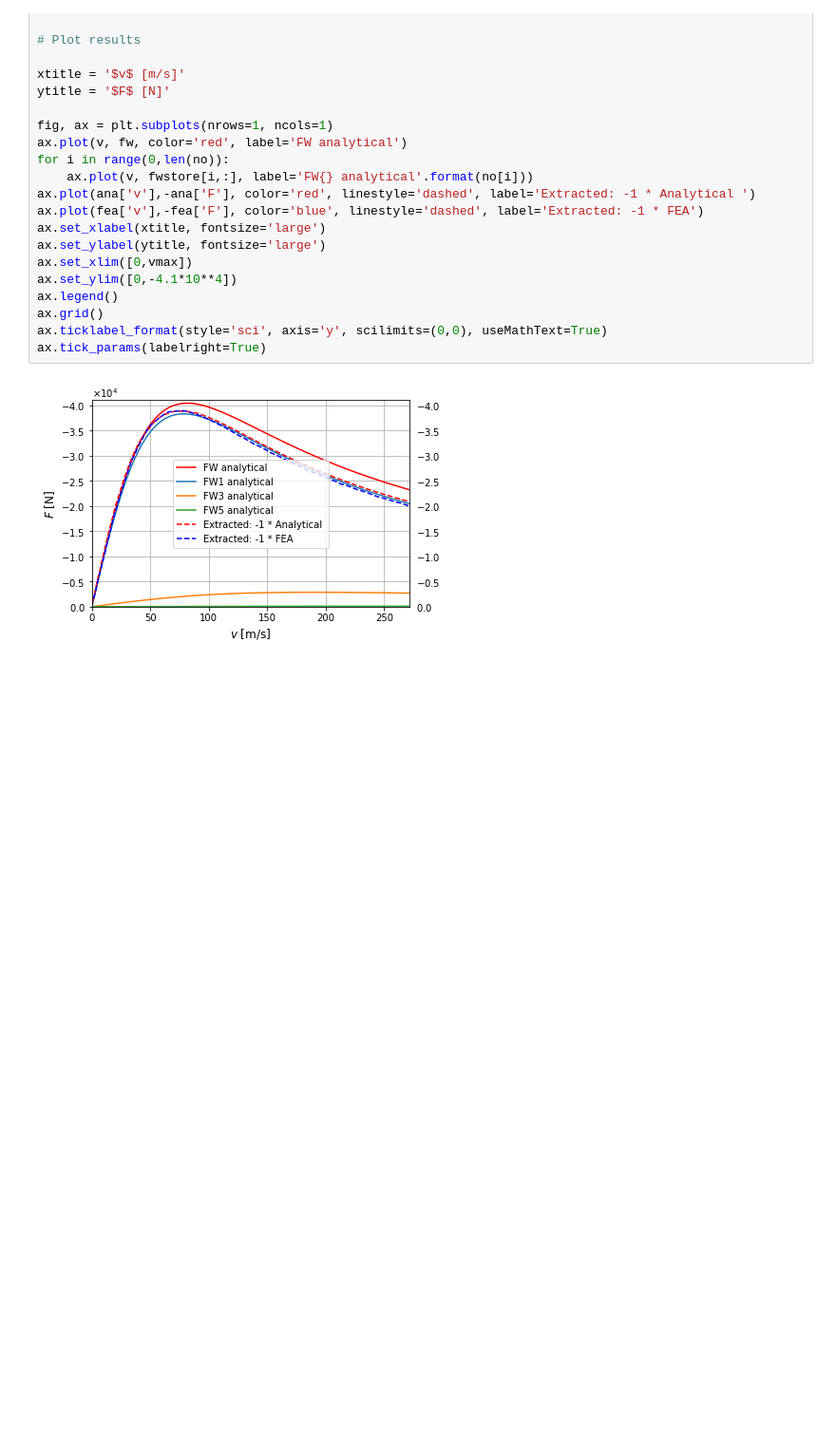
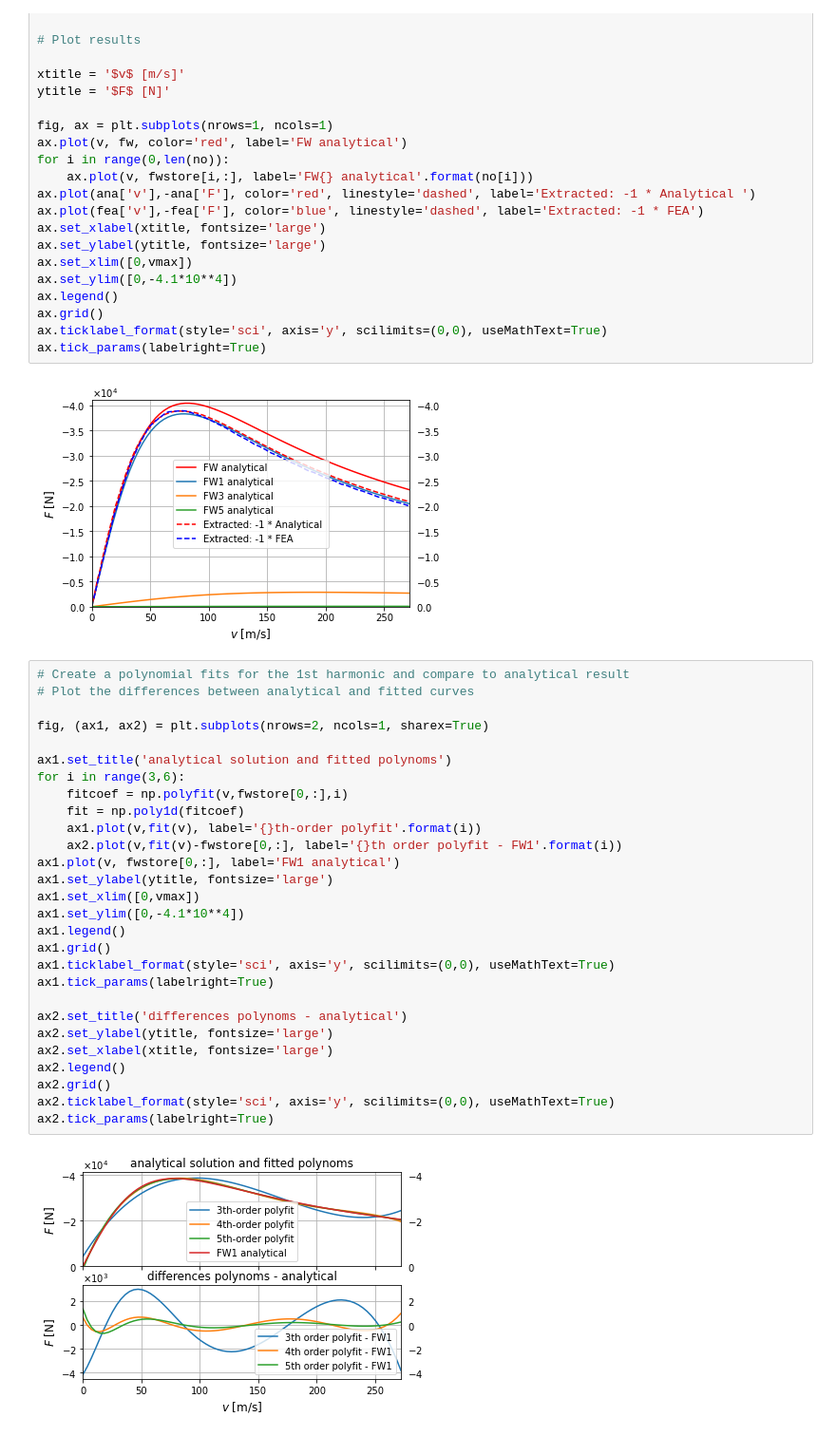
Before and after one commit to p-nieke/eddycurrentbrake, a Jupyter notebook: eddycurrentbrake.ipynb, the cells around one changed output. Shown at 95% size. Cells and saved outputs as stored; diff of their text form; blank space fills up the shorter version.

Commit message:
Add updated jupyter notebook
updates:
- regression curve fitting via polyfit
- plot of regression curves as well as errors (fit vs. analytical solution)

```diff
--- a/eddycurrentbrake.ipynb
+++ b/eddycurrentbrake.ipynb
@@ -105,3 +105,33 @@ ax.ticklabel_format(style='sci', axis='y', scilimits=(0,0), useMathText=True)
 ax.tick_params(labelright=True)
 # %% [output]
 [figure]
+# %%
+# Create a polynomial fits for the 1st harmonic and compare to analytical result
+# Plot the differences between analytical and fitted curves
+
+fig, (ax1, ax2) = plt.subplots(nrows=2, ncols=1, sharex=True)
+
+ax1.set_title('analytical solution and fitted polynoms')
+for i in range(3,6):
+    fitcoef = np.polyfit(v,fwstore[0,:],i)
+    fit = np.poly1d(fitcoef)
+    ax1.plot(v,fit(v), label='{}th-order polyfit'.format(i))
+    ax2.plot(v,fit(v)-fwstore[0,:], label='{}th order polyfit - FW1'.format(i))
+ax1.plot(v, fwstore[0,:], label='FW1 analytical')
+ax1.set_ylabel(ytitle, fontsize='large')
+ax1.set_xlim([0,vmax])
+ax1.set_ylim([0,-4.1*10**4])
+ax1.legend()
+ax1.grid()
+ax1.ticklabel_format(style='sci', axis='y', scilimits=(0,0), useMathText=True)
+ax1.tick_params(labelright=True)
+
+ax2.set_title('differences polynoms - analytical')
+ax2.set_ylabel(ytitle, fontsize='large')
+ax2.set_xlabel(xtitle, fontsize='large')
+ax2.legend()
+ax2.grid()
+ax2.ticklabel_format(style='sci', axis='y', scilimits=(0,0), useMathText=True)
+ax2.tick_params(labelright=True)
+# %% [output]
+[figure, added]
```
